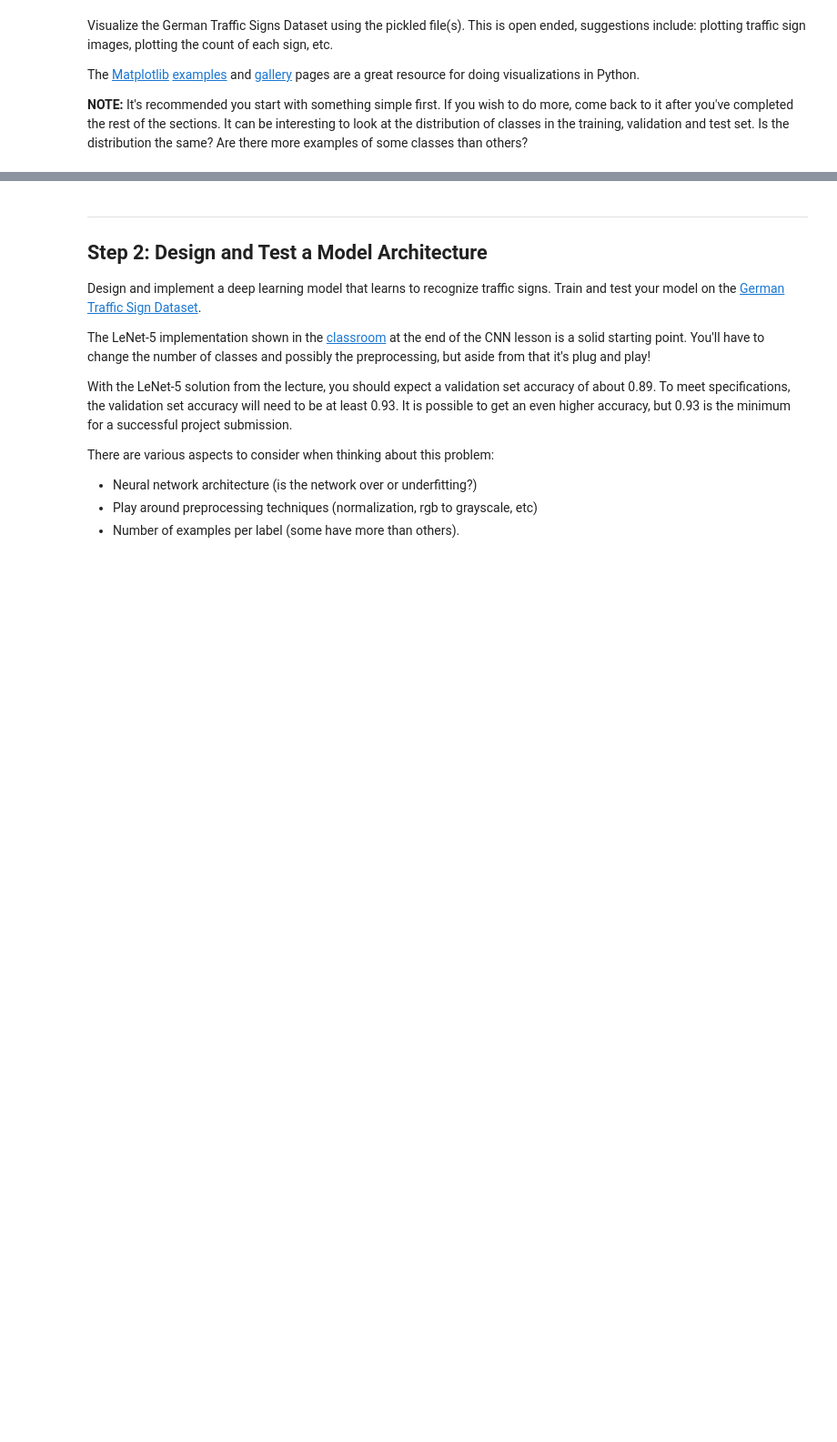
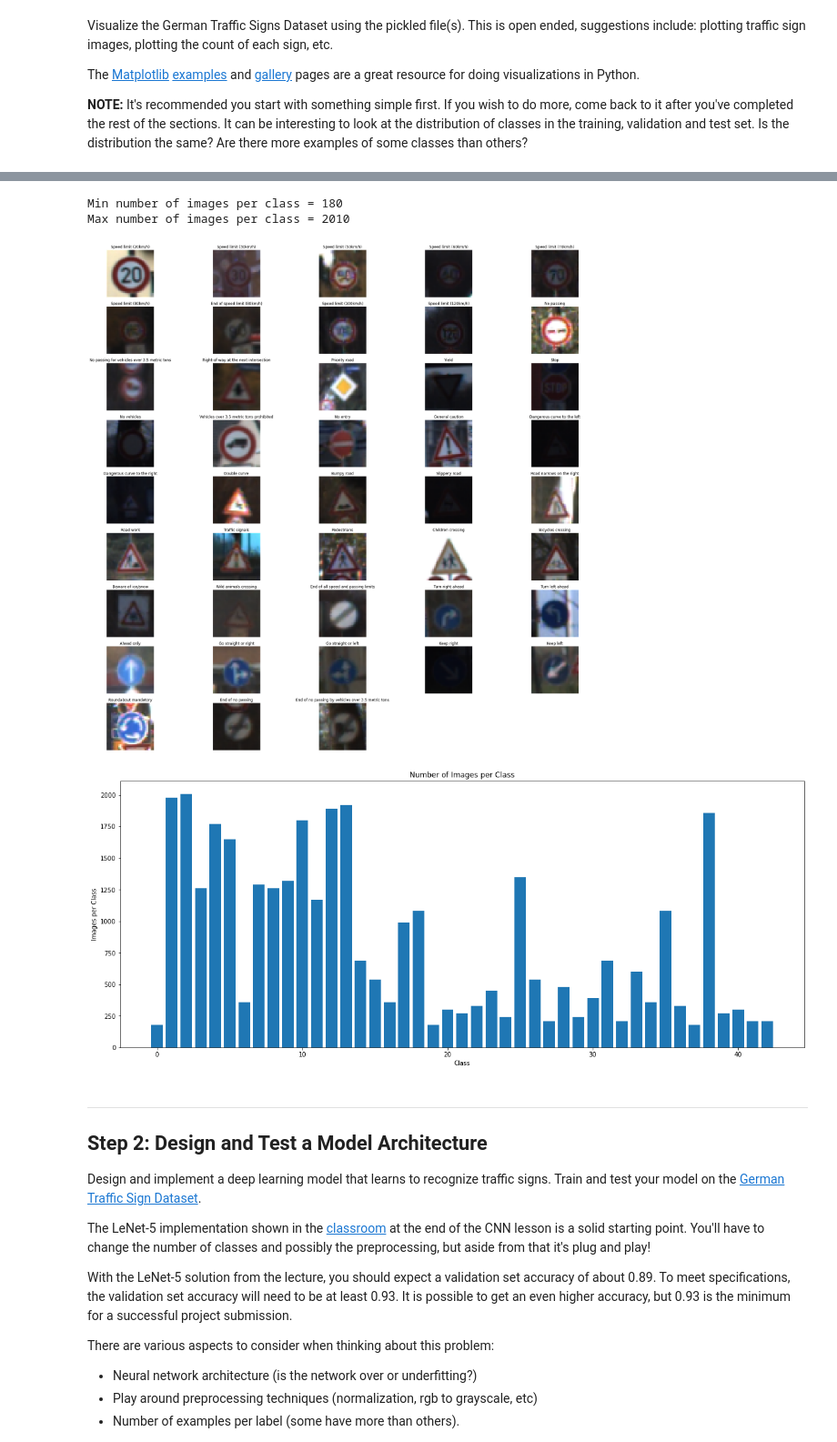
Before and after one commit to Ventu012/P3_TrafficSignClassifier, a Jupyter notebook: Traffic_Sign_Classifier.ipynb, the cells around one changed output, grey strips where cells are left out. Shown: that part at 91% size. Saved outputs shown, nothing was run; the diff lists cells and outputs as text; code cells hidden in the pictures; blank space fills up the shorter version.

Commit message:
Update Traffic_Sign_Classifier.ipynb, report.md, and 2 more files...

```diff
--- a/Traffic_Sign_Classifier.ipynb
+++ b/Traffic_Sign_Classifier.ipynb
@@ -142,3 +142,42 @@ plt.imshow(image)
+# %%
+### Data exploration visualization code goes here.
+### Feel free to use as many code cells as needed.
+import random
+import numpy as np
+import matplotlib.pyplot as plt
+%matplotlib inline
+
+num_of_samples = []
+plt.figure(figsize=(30, 30))
+
+for i in range(0, n_classes):
+    plt.subplot(9, 5, i+1)
+    y_index = np.where(y_train==i)
+    plt.imshow(X_train[y_index[0][1]])
+    plt.title(all_labels[i])
+    plt.axis('off')
+    num_of_samples.append(len(y_index[0]))
+plt.savefig('report_images/one_image_per_class.png', bbox_inches="tight")
+
+# Plot number of images per class
+def plot_num_images_per_class(x, y):
+    class_values, class_counts = np.unique(y, return_counts=True)
+    plt.figure(figsize=(20, 8))
+    plt.bar(class_values, class_counts)
+    plt.ylabel('Images per Class')
+    plt.xlabel('Class')
+    plt.title("Number of Images per Class")
+    plt.savefig('report_images/Number_of_Images_per_Class.png')
+
+plot_num_images_per_class(X_train, y_train)
+
+print("Min number of images per class =", min(num_of_samples))
+print("Max number of images per class =", max(num_of_samples))
+# %% [output]
+Min number of images per class = 180
+Max number of images per class = 2010
+[figure, added]
+[figure, added]
 # %% [markdown]
 ----
 
```
Also changed, not shown: parts of 1 cell of this notebook, 3 other files.
